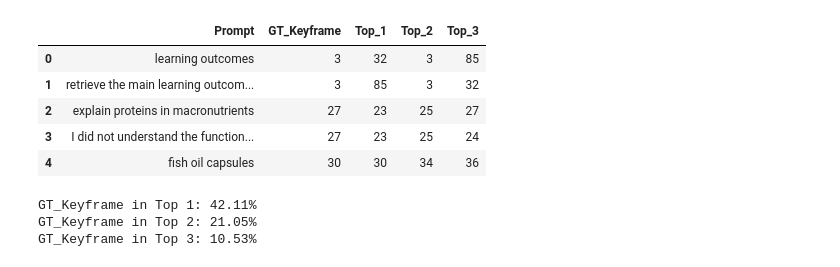
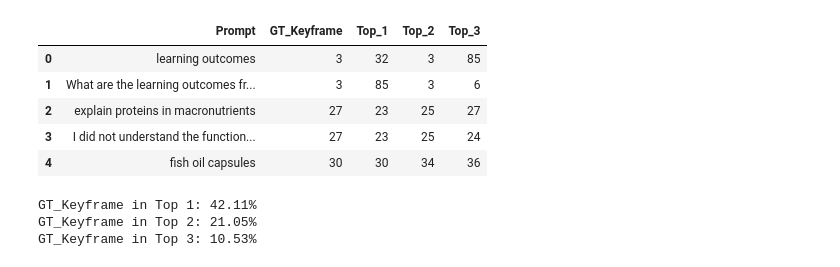
Before and after one commit to Applied-Foundation-Models/In-Video_Search, a Jupyter notebook: experiments/first_experiment/notebooks/data_visualization.ipynb, the cells around one changed output. Cells and saved outputs as stored; diff of their text form; code cells hidden in the pictures.

```diff
--- a/data_visualization.ipynb
+++ b/experiments/first_experiment/notebooks/data_visualization.ipynb
@@ -4,12 +4,12 @@ import matplotlib.pyplot as plt
 import os
 # %%
 # read data from csv file
-data = pd.read_csv('df_ocr_only.csv')
+data = pd.read_csv('experiments/first_experiment/df_ocr_only.csv')
 data.head()
 # %% [output]
 |  | Prompt | GT_Keyframe | Top_1 | Top_2 | Top_3 |
 | 0 | learning outcomes | 3 | 32 | 3 | 85 |
-| 1 | retrieve the main learning outcom... | 3 | 85 | 3 | 32 |
+| 1 | What are the learning outcomes fr... | 3 | 85 | 3 | 6 |
 | 2 | explain proteins in macronutrients | 27 | 23 | 25 | 27 |
 | 3 | I did not understand the function... | 27 | 23 | 25 | 24 |
 | 4 | fish oil capsules | 30 | 30 | 34 | 36 |
```
Also changed, not shown: parts of 4 cells of this notebook, 1 other file.
